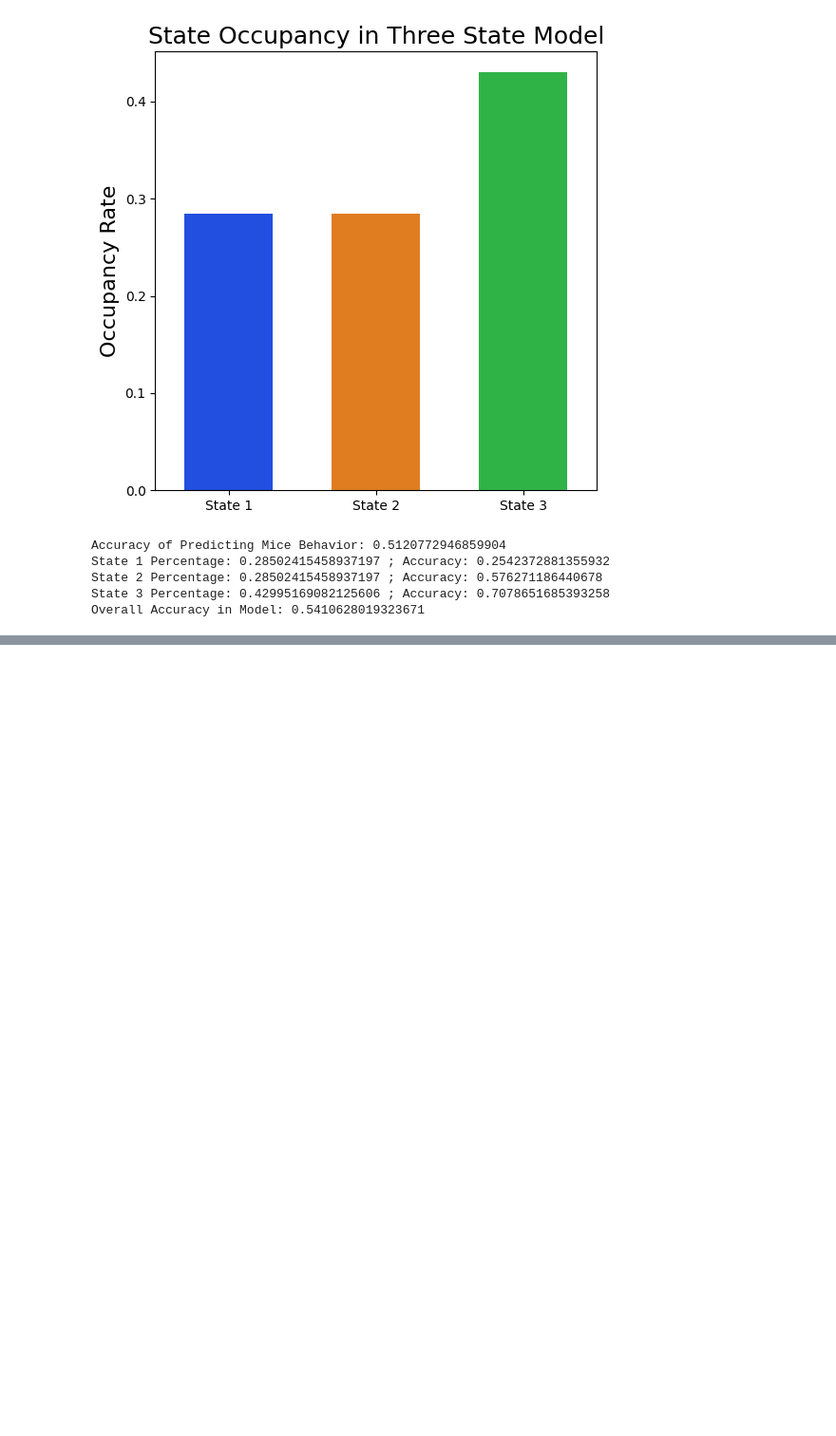
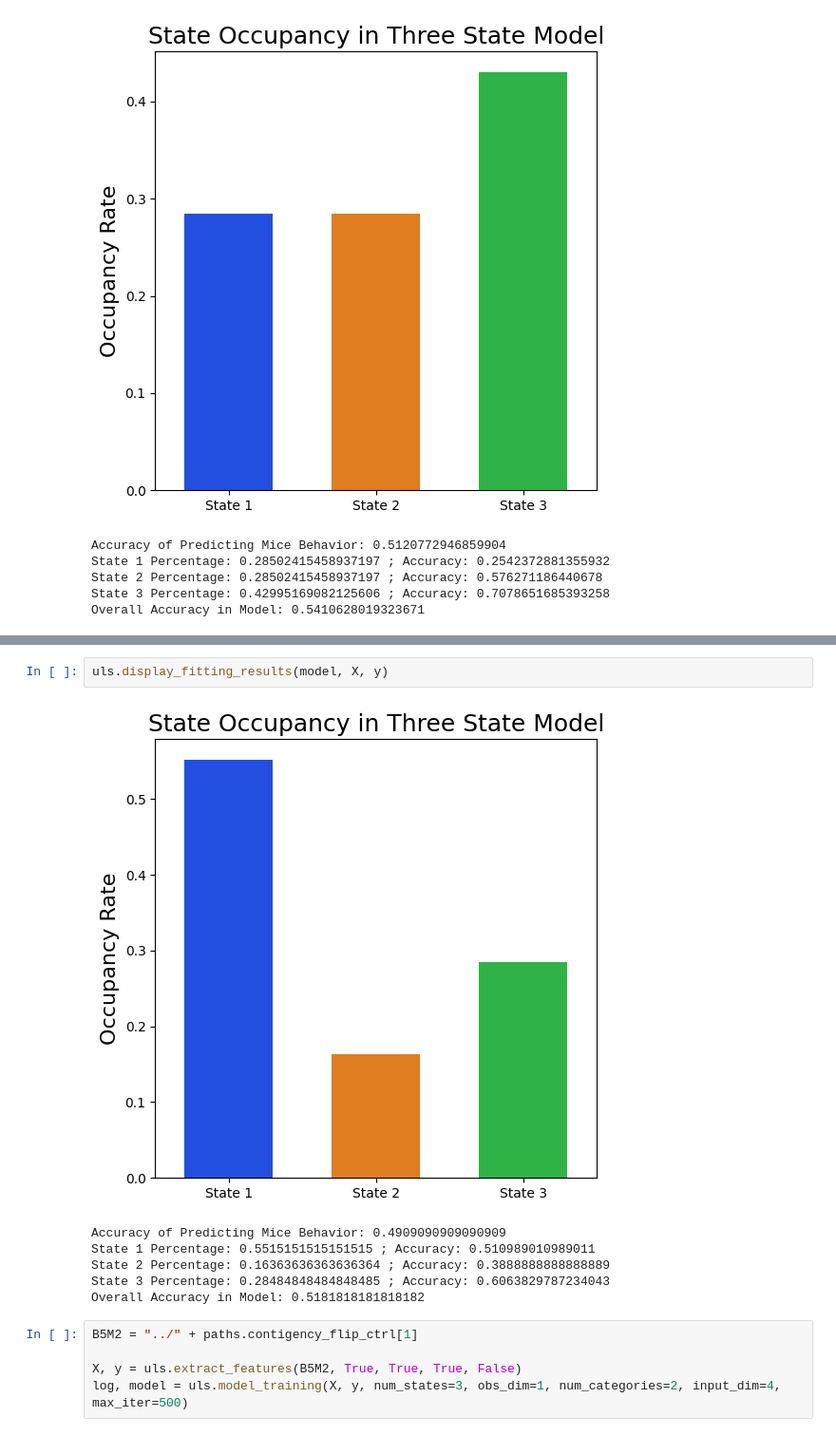
Before and after one commit to ftlabucsd/FEDUPP, a Jupyter notebook: HMM-GLM/GLM-HMM.ipynb, the cells around one changed output, grey strips where cells are left out. Shown at 95% size. Saved outputs shown, nothing was run; the diff lists cells and outputs as text; blank space fills up the shorter version.

Commit message:
add one more feature and move forward to different mice

```diff
--- a/HMM-GLM/GLM-HMM.ipynb
+++ b/HMM-GLM/GLM-HMM.ipynb
@@ -41,0 +55,14 @@ Overall Accuracy in Model: 0.5410628019323671
+# %%
+uls.display_fitting_results(model, X, y)
+# %% [output]
+[figure, added]
+Accuracy of Predicting Mice Behavior: 0.4909090909090909
+State 1 Percentage: 0.5515151515151515 ; Accuracy: 0.510989010989011
+State 2 Percentage: 0.16363636363636364 ; Accuracy: 0.3888888888888889
+State 3 Percentage: 0.28484848484848485 ; Accuracy: 0.6063829787234043
+Overall Accuracy in Model: 0.5181818181818182
+# %%
+B5M2 = "../" + paths.contigency_flip_ctrl[1]
+
+X, y = uls.extract_features(B5M2, True, True, True, False)
+log, model = uls.model_training(X, y, num_states=3, obs_dim=1, num_categories=2, input_dim=4, max_iter=500)
```
Also changed, not shown: parts of 24 cells of this notebook, 1 other file.
